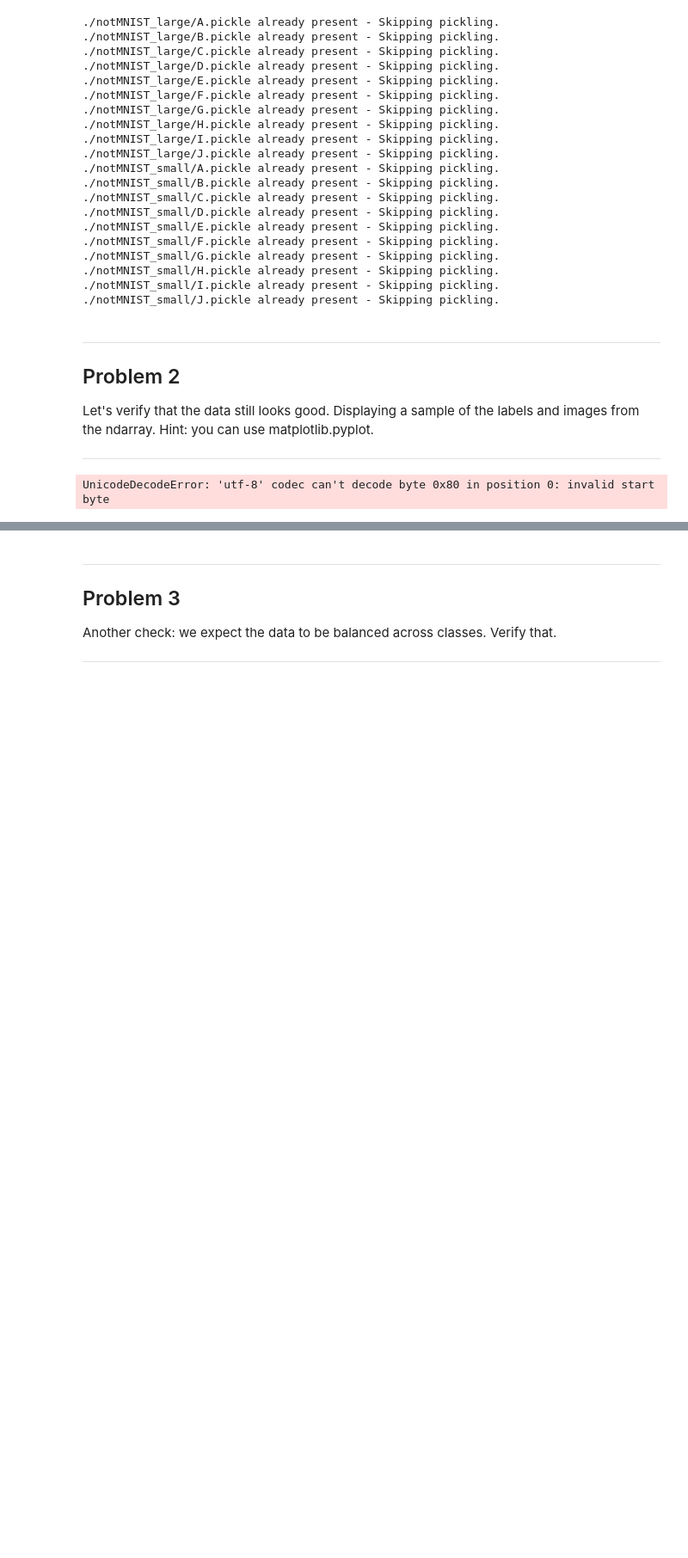
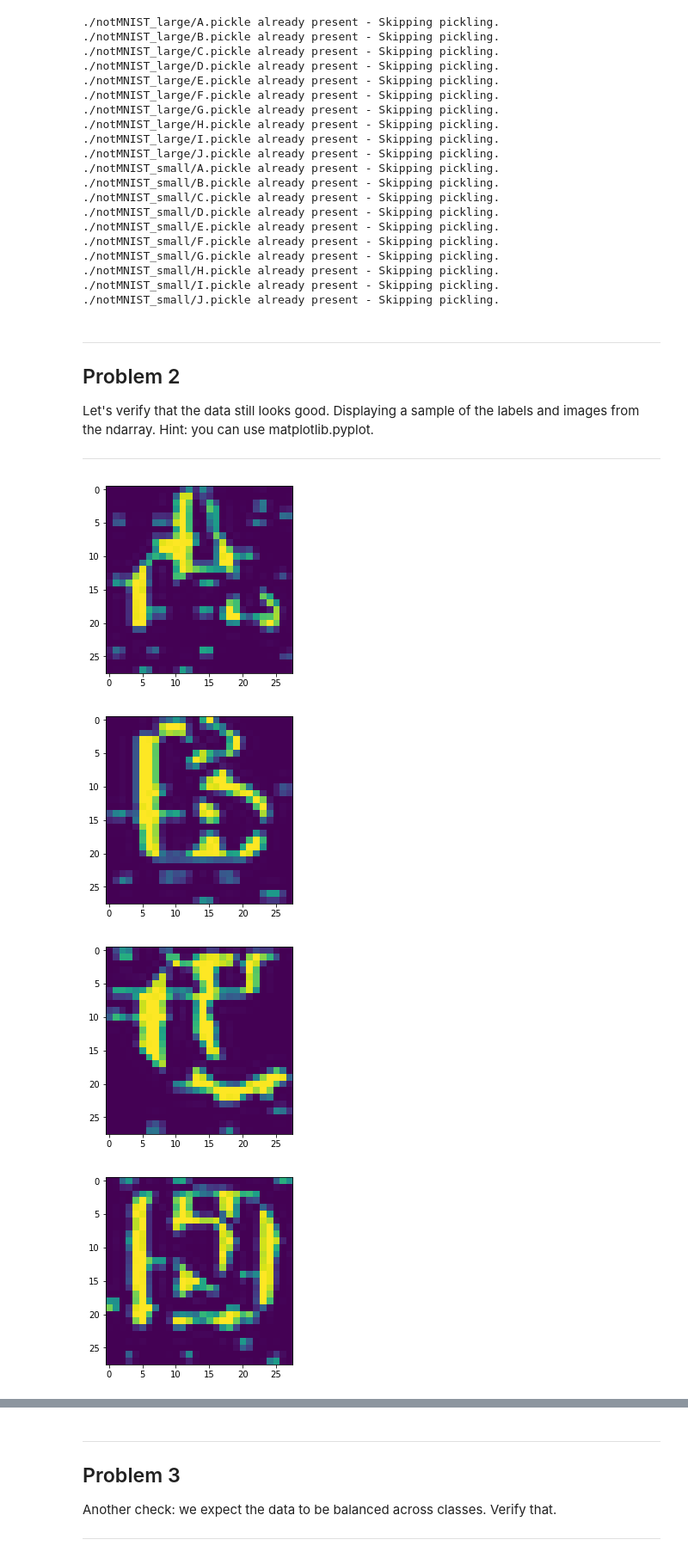
Before and after one commit to mok33/deeplearning, a Jupyter notebook: 1_notmnist.ipynb, the cells around one changed output, grey strips where cells are left out. Shown at 86% size. Saved outputs shown, nothing was run; the diff lists cells and outputs as text; code cells hidden in the pictures; blank space fills up the shorter version.

```diff
--- a/1_notmnist.ipynb
+++ b/1_notmnist.ipynb
@@ -224,7 +230,11 @@ Let's verify that the data still looks good. Displaying a sample of the labels a
 # %%
 for label, pickle_file in enumerate(train_datasets):
     with open(pickle_file, 'rb') as f:
         letter_set = pickle.load(f)
-        plt(letter_set[])
+        plt.figure()
+        plt.imshow(letter_set[0,:,:])
 # %% [output]
-UnicodeDecodeError: 'utf-8' codec can't decode byte 0x80 in position 0: invalid start byte
+[figure, added]
+[figure, added]
+[figure, added]
+[figure, added]
```
Also changed, not shown: parts of 13 cells of this notebook.
